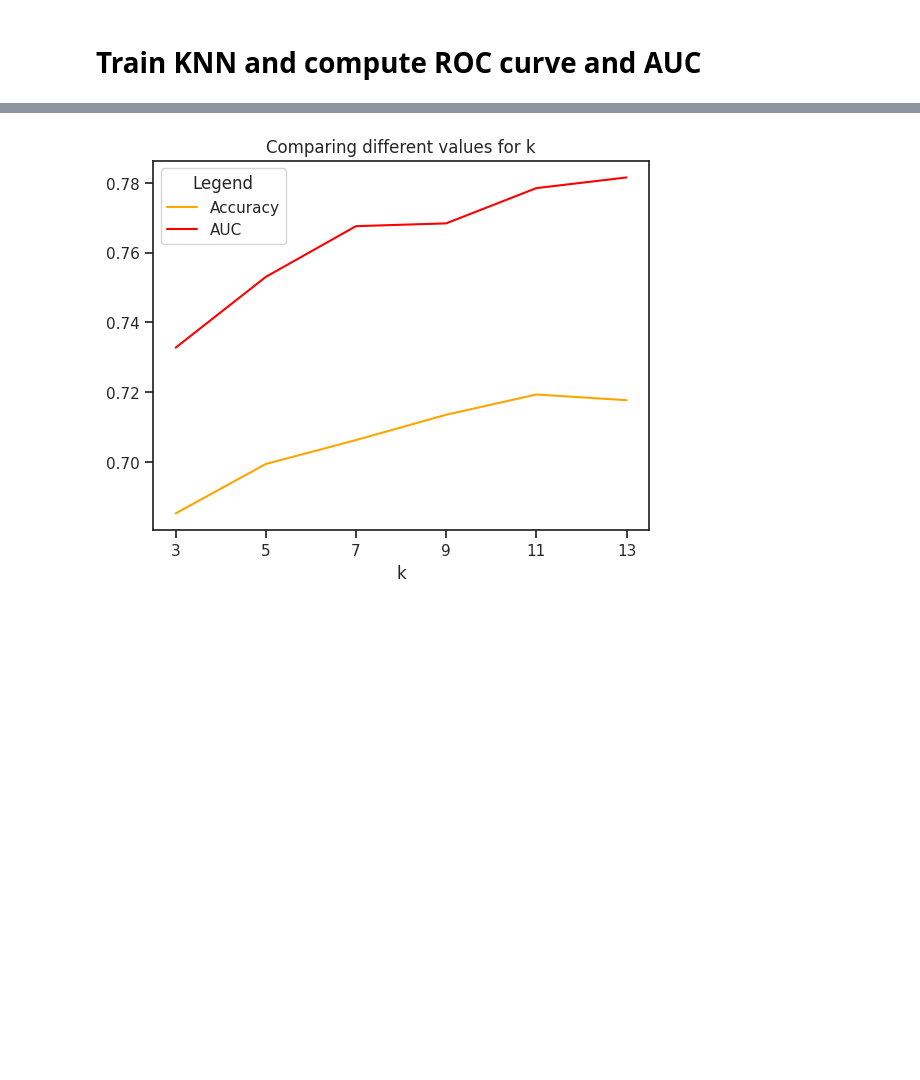
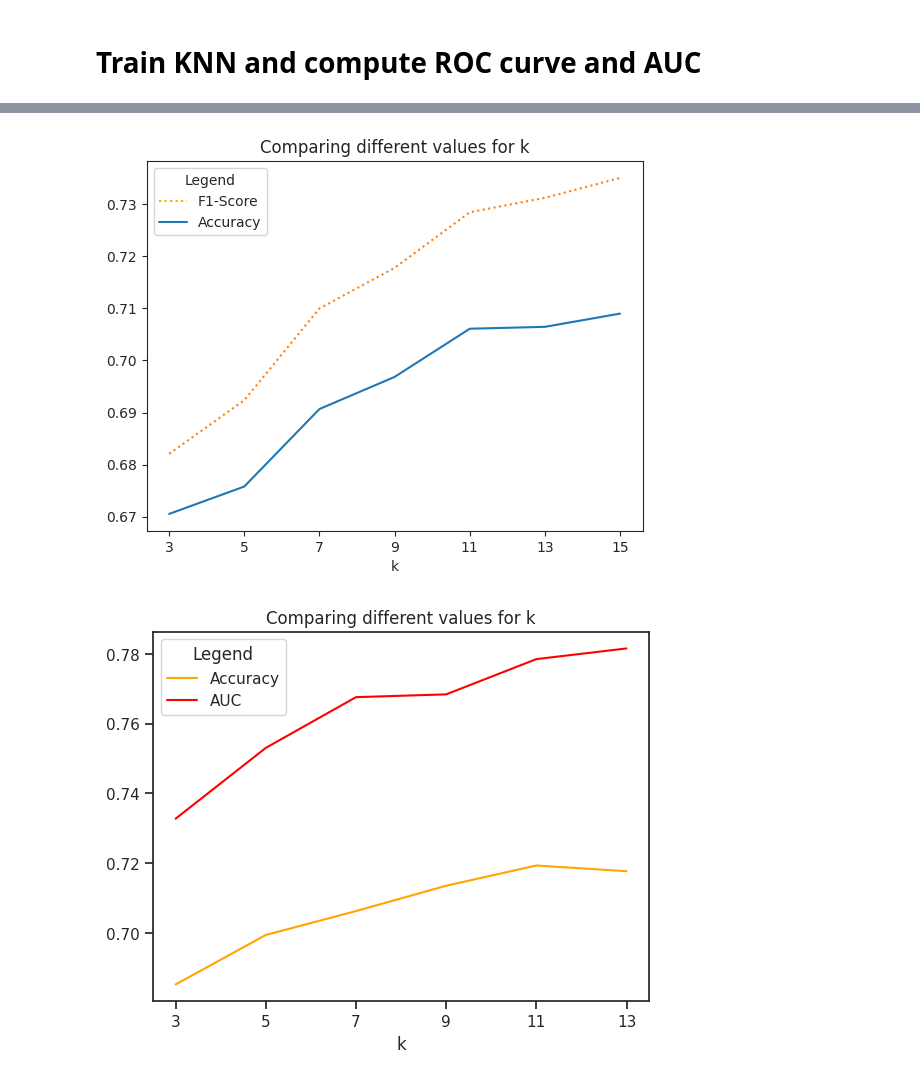
Before and after one commit to github4touchdouble/nnet-enzyme, a Jupyter notebook: gzip_knn/gzip_knn.ipynb, the cells around one changed output, grey strips where cells are left out. Drawn from its saved outputs; the diff is of its cells as text; code cells hidden in the pictures; blank space fills up the shorter version.

```diff
--- a/gzip_knn/gzip_knn.ipynb
+++ b/gzip_knn/gzip_knn.ipynb
@@ -273,3 +338,17 @@ aucs = [0.7327608168875566,
+# %%
+# Plot F1 and acc
+ax = sns.lineplot(x=k_val, y=accs, legend=False, linestyle="-")
+sns.lineplot(x=k_val, y=f1_s, legend=False, linestyle=":")
+ax.set_title("Comparing different values for k")
+ax.set(xlabel="k")
+plt.legend(title='Legend', loc='upper left', labels=['F1-Score','Accuracy' ],
+           handles=[
+               plt.Line2D([], [], color="orange", linestyle=":", label='F1-Score'),
+               plt.Line2D([], [], label='Accuracy')
+           ])
+plt.show()
+# %% [output]
+[figure, added]
 # %%
 ax = sns.lineplot(x=k_val, y=accs, legend=False, color="orange")
 sns.lineplot(x=k_val, y=aucs, legend=False, color="red")
```
Also changed, not shown: parts of 12 cells of this notebook.
